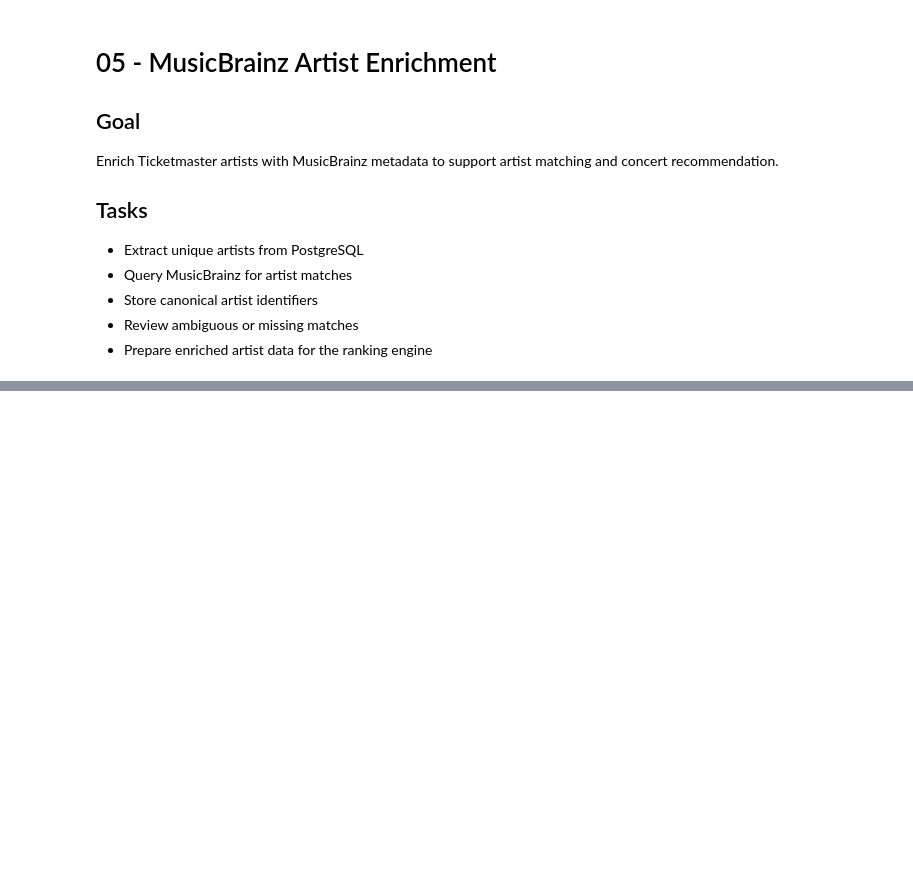
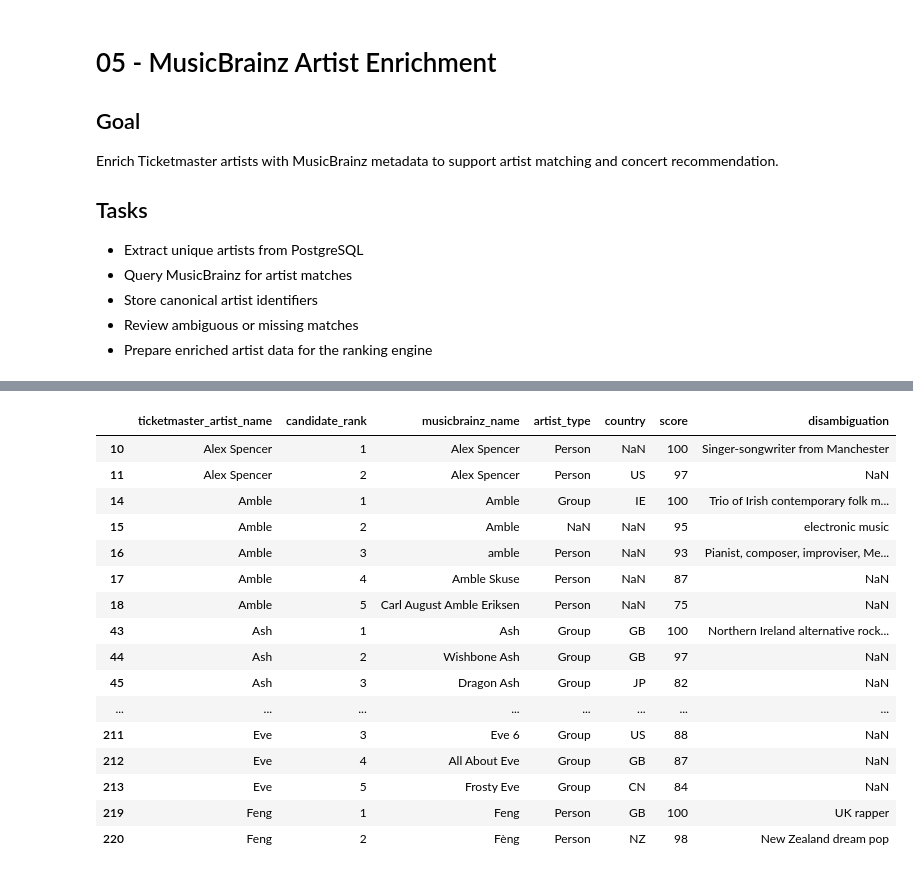
Before and after one commit to avetisyanna/gigroute-europe, a Jupyter notebook: notebooks/05_musicbrainz_enrichment.ipynb, the cells around one changed output, grey strips where cells are left out. Cells and saved outputs as stored; diff of their text form; code cells hidden in the pictures; blank space fills up the shorter version.

Commit message:
Collected, retried, and evaluated MusicBrainz artist candidates

```diff
--- a/notebooks/05_musicbrainz_enrichment.ipynb
+++ b/notebooks/05_musicbrainz_enrichment.ipynb
@@ -98,0 +577,9 @@ artist_data.get('artists', [])[:2]
+# %%
+multiple_candidate_scores = score_comparison[
+    score_comparison[2].notna()
+].copy()
+# %%
+multiple_candidate_scores["score_gap"] = (
+    multiple_candidate_scores[1]
+    - multiple_candidate_scores[2]
+)
@@ -98,0 +625,11 @@ artist_data.get('artists', [])[:2]
+# %%
+ambiguous_artists = (
+    multiple_candidate_scores[
+        multiple_candidate_scores["score_gap"] <= 5
+    ]
+    .sort_values("score_gap")
+)
+
+print("Ambiguous artists:", len(ambiguous_artists))
+
+ambiguous_artists.head(20)
@@ -98,0 +656,41 @@ artist_data.get('artists', [])[:2]
+# %%
+ambiguous_names = ambiguous_artists.index
+
+ambiguous_candidates = (
+    candidates_df[
+        candidates_df["ticketmaster_artist_name"].isin(ambiguous_names)
+    ]
+    .sort_values(
+        ["ticketmaster_artist_name", "candidate_rank"]
+    )
+)
+
+ambiguous_candidates[
+    [
+        "ticketmaster_artist_name",
+        "candidate_rank",
+        "musicbrainz_name",
+        "artist_type",
+        "country",
+        "score",
+        "disambiguation"
+    ]
+].head(50)
+# %% [output]
+|  | ticketmaster_artist_name | candidate_rank | musicbrainz_name | artist_type | country | score | disambiguation |
+| 10 | Alex Spencer | 1 | Alex Spencer | Person | NaN | 100 | Singer-songwriter from Manchester |
+| 11 | Alex Spencer | 2 | Alex Spencer | Person | US | 97 | NaN |
+| 14 | Amble | 1 | Amble | Group | IE | 100 | Trio of Irish contemporary folk m... |
+| 15 | Amble | 2 | Amble | NaN | NaN | 95 | electronic music |
+| 16 | Amble | 3 | amble | Person | NaN | 93 | Pianist, composer, improviser, Me... |
+| 17 | Amble | 4 | Amble Skuse | Person | NaN | 87 | NaN |
+| 18 | Amble | 5 | Carl August Amble Eriksen | Person | NaN | 75 | NaN |
+| 43 | Ash | 1 | Ash | Group | GB | 100 | Northern Ireland alternative rock... |
+| 44 | Ash | 2 | Wishbone Ash | Group | GB | 97 | NaN |
+| 45 | Ash | 3 | Dragon Ash | Group | JP | 82 | NaN |
+| ... | ... | ... | ... | ... | ... | ... | ... |
+| 211 | Eve | 3 | Eve 6 | Group | US | 88 | NaN |
+| 212 | Eve | 4 | All About Eve | Group | GB | 87 | NaN |
+| 213 | Eve | 5 | Frosty Eve | Group | CN | 84 | NaN |
+| 219 | Feng | 1 | Feng | Person | GB | 100 | UK rapper |
+| 220 | Feng | 2 | Fèng | Person | NZ | 98 | New Zealand dream pop |
```
Also changed, not shown: parts of 42 cells of this notebook.
